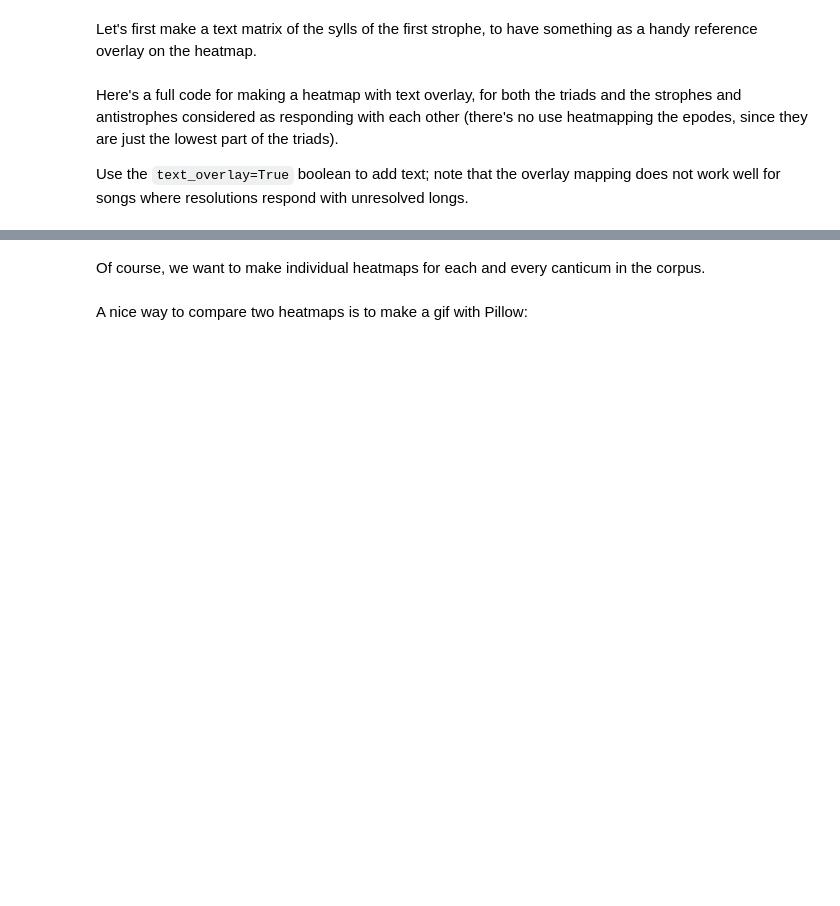
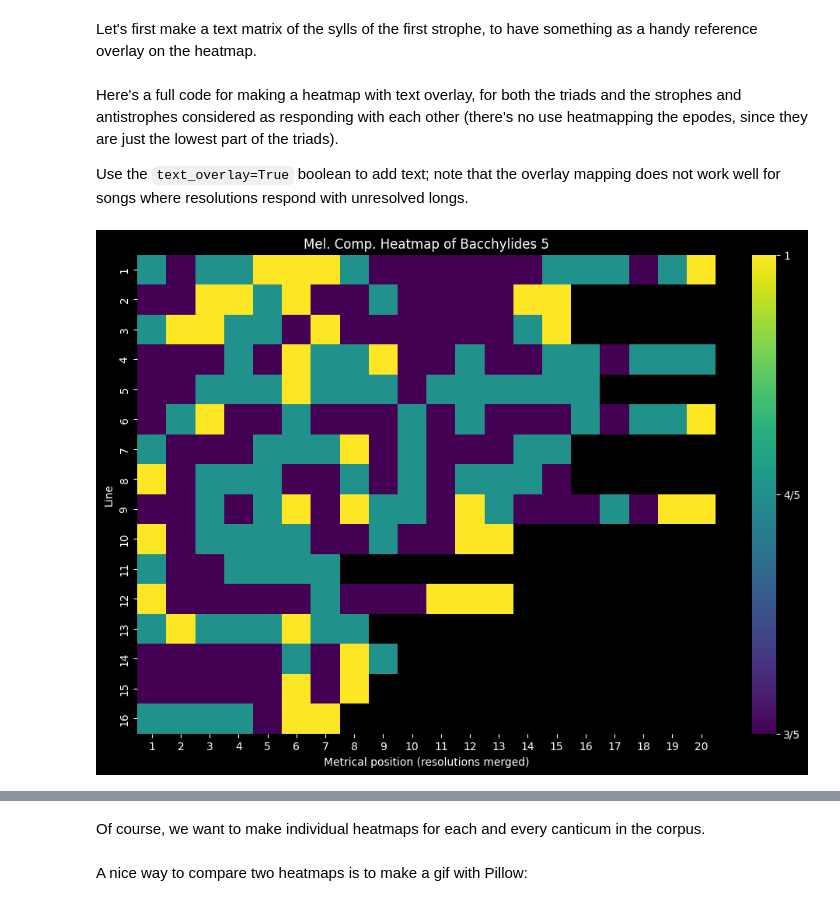
Before and after one commit to Urdatorn/responsio-accentuum, a Jupyter notebook: nb_results_comp.ipynb, the cells around one changed output, grey strips where cells are left out. Drawn from its saved outputs; the diff is of its cells as text; code cells hidden in the pictures; blank space fills up the shorter version.

```diff
--- a/nb_results_comp.ipynb
+++ b/nb_results_comp.ipynb
@@ -316,4 +316,6 @@ Use the `text_overlay=True` boolean to add text; note that the overlay mapping d
 # %%
 from src.heatmaps import make_one_heatmap
 
-make_one_heatmap("data/compiled/triads/ht_olympians_triads.xml", "ol01", "Mel. Comp. Heatmap of Olympia 1", representative_strophe=1, save=False, show=True, dark_mode=True, text_overlay=False)
+make_one_heatmap("data/compiled/extra/ba05.xml", "media/heatmaps/bacchylides", "ba05", "Mel. Comp. Heatmap of Bacchylides 5", representative_strophe=1, save=True, show=True, dark_mode=True, text_overlay=False)
+# %% [output]
+[figure, added]
```
Also changed, not shown: parts of 2 cells of this notebook, 18 other files.
